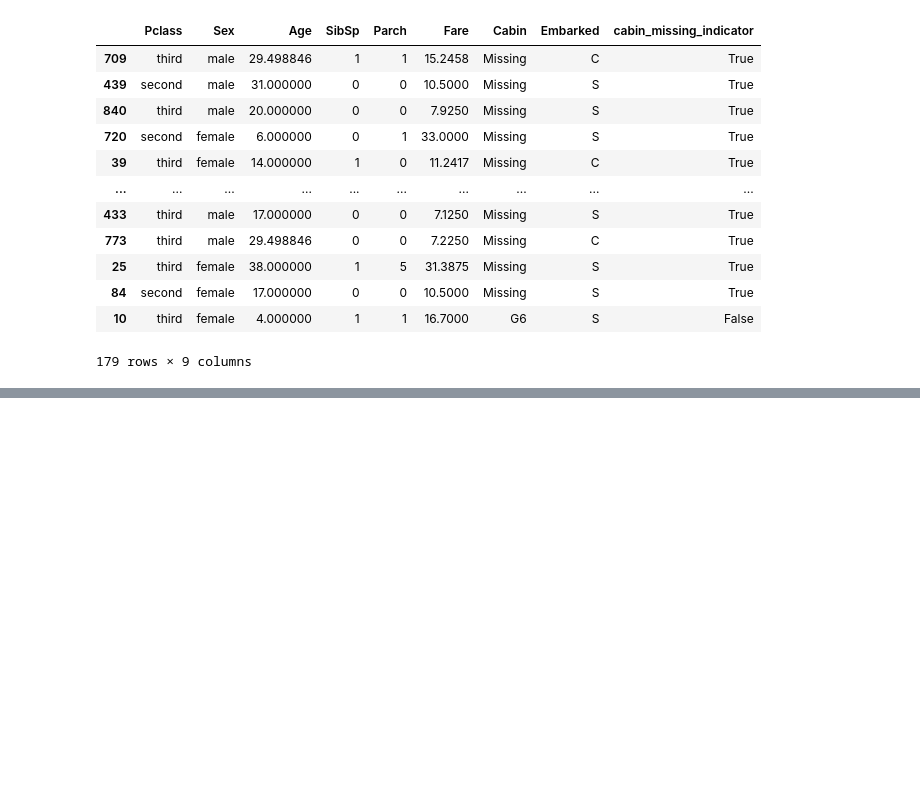
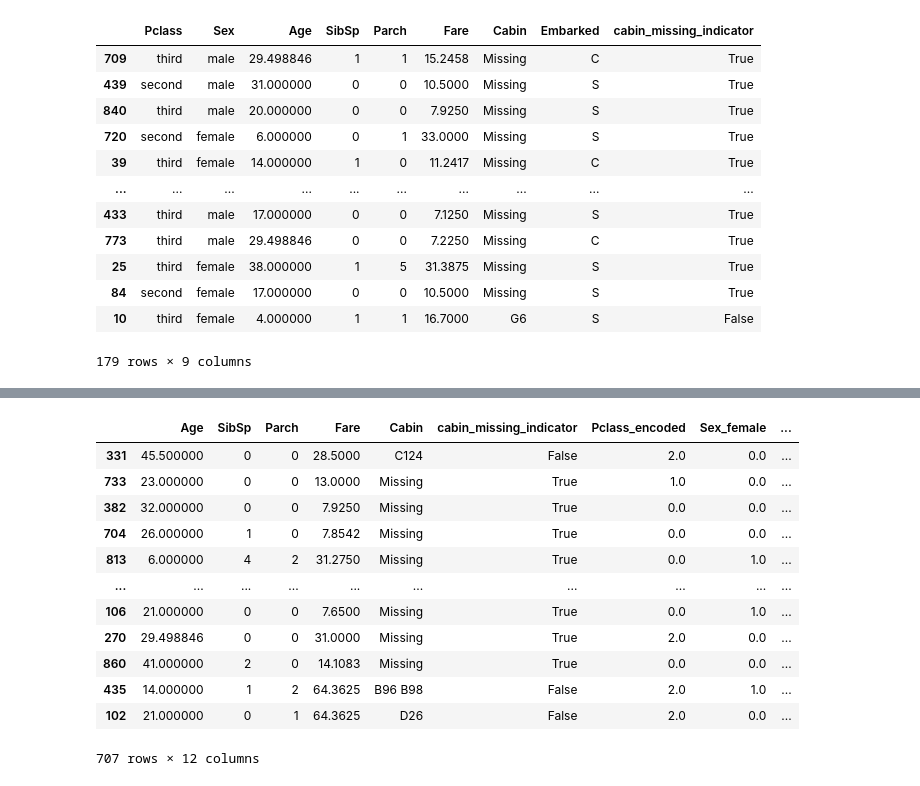
Before and after one commit to SamiulIslam007/phitron-machine-learning-practice, a Jupyter notebook: feature_engineering.ipynb, the cells around one changed output, grey strips where cells are left out. Saved outputs shown, nothing was run; the diff lists cells and outputs as text; code cells hidden in the pictures; blank space fills up the shorter version.

```diff
--- a/feature_engineering.ipynb
+++ b/feature_engineering.ipynb
@@ -667,0 +672,15 @@ X_test
+# %%
+from sklearn.preprocessing import OneHotEncoder
+
+sex_ohe = OneHotEncoder(sparse_output=False).set_output(transform='pandas')
+
+sex_ohe.fit(X_train[['Sex']])
+
+
+encoded_df = sex_ohe.transform(X_train[['Sex']])
+
+
+
+X_train = pd.concat([X_train, encoded_df], axis=1)
+
+X_train
@@ -667,0 +701,11 @@ X_test
+# %%
+embarked_ohe = OneHotEncoder(sparse_output=False).set_output(transform='pandas')
+
+embarked_ohe.fit(X_train[['Embarked']])
+
+
+encoded_df = embarked_ohe.transform(X_train[['Embarked']])
+
+X_train = pd.concat([X_train, encoded_df], axis=1)
+
+X_train
@@ -667,0 +730,18 @@ X_test
+# %%
+X_train.drop(['Pclass', 'Sex', 'Embarked'], axis=1, inplace=True)
+
+X_train
+# %% [output]
+|  | Age | SibSp | Parch | Fare | Cabin | cabin_missing_indicator | Pclass_encoded | Sex_female | ... |
+| 331 | 45.500000 | 0 | 0 | 28.5000 | C124 | False | 2.0 | 0.0 | ... |
+| 733 | 23.000000 | 0 | 0 | 13.0000 | Missing | True | 1.0 | 0.0 | ... |
+| 382 | 32.000000 | 0 | 0 | 7.9250 | Missing | True | 0.0 | 0.0 | ... |
+| 704 | 26.000000 | 1 | 0 | 7.8542 | Missing | True | 0.0 | 0.0 | ... |
+| 813 | 6.000000 | 4 | 2 | 31.2750 | Missing | True | 0.0 | 1.0 | ... |
+| ... | ... | ... | ... | ... | ... | ... | ... | ... | ... |
+| 106 | 21.000000 | 0 | 0 | 7.6500 | Missing | True | 0.0 | 1.0 | ... |
+| 270 | 29.498846 | 0 | 0 | 31.0000 | Missing | True | 2.0 | 0.0 | ... |
+| 860 | 41.000000 | 2 | 0 | 14.1083 | Missing | True | 0.0 | 0.0 | ... |
+| 435 | 14.000000 | 1 | 2 | 64.3625 | B96 B98 | False | 2.0 | 1.0 | ... |
+| 102 | 21.000000 | 0 | 1 | 64.3625 | D26 | False | 2.0 | 0.0 | ... |
+707 rows × 12 columns
```
Also changed, not shown: parts of 8 cells of this notebook.
